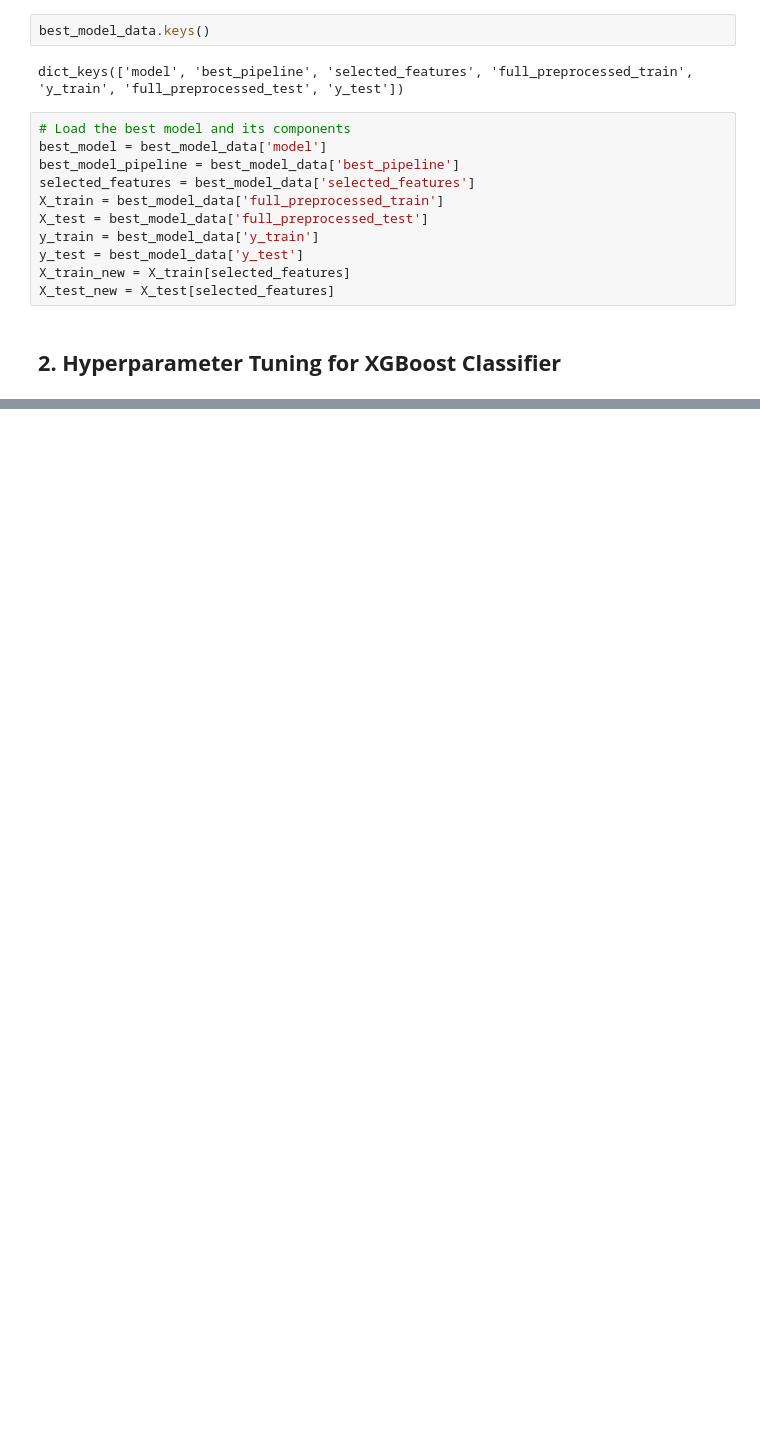
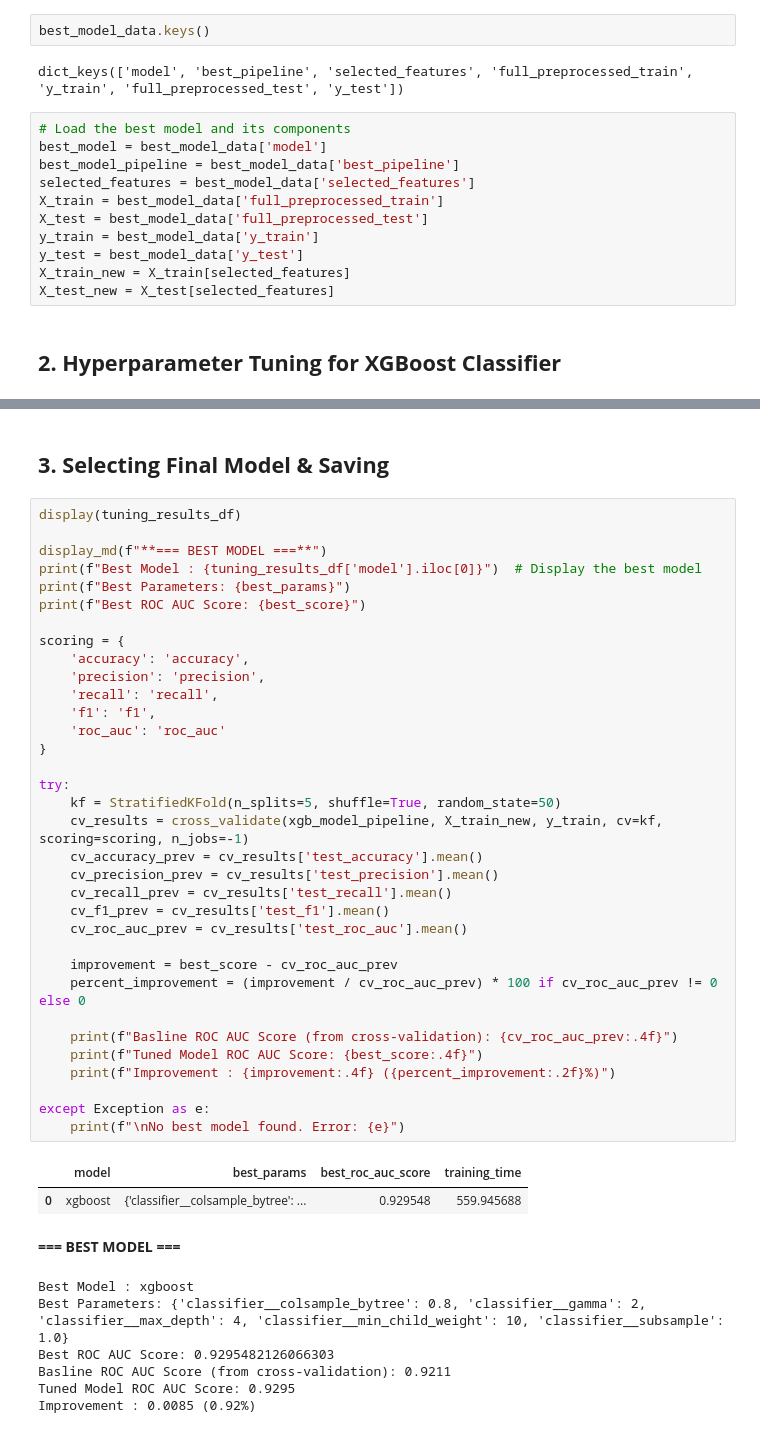
Before and after one commit to annugit1655/Bank-TeleMarketing, a Jupyter notebook: notebooks/07-model-tuning.ipynb, the cells around one changed output, grey strips where cells are left out. Drawn from its saved outputs; the diff is of its cells as text; blank space fills up the shorter version.

```diff
--- a/notebooks/07-model-tuning.ipynb
+++ b/notebooks/07-model-tuning.ipynb
@@ -133,0 +142,46 @@ Training Time: 796.2121765613556 seconds
+# %% [markdown]
+## **3. Selecting Final Model & Saving**
+# %%
+display(tuning_results_df)
+
+display_md(f"**=== BEST MODEL ===**")
+print(f"Best Model : {tuning_results_df['model'].iloc[0]}")  # Display the best model
+print(f"Best Parameters: {best_params}")
+print(f"Best ROC AUC Score: {best_score}")
+
+scoring = {
+    'accuracy': 'accuracy',
+    'precision': 'precision',
+    'recall': 'recall',
+    'f1': 'f1',
+    'roc_auc': 'roc_auc'
+}
+
+try:
+    kf = StratifiedKFold(n_splits=5, shuffle=True, random_state=50)
+    cv_results = cross_validate(xgb_model_pipeline, X_train_new, y_train, cv=kf, scoring=scoring, n_jobs=-1)
+    cv_accuracy_prev = cv_results['test_accuracy'].mean()
+    cv_precision_prev = cv_results['test_precision'].mean()
+    cv_recall_prev = cv_results['test_recall'].mean()
+    cv_f1_prev = cv_results['test_f1'].mean()
+    cv_roc_auc_prev = cv_results['test_roc_auc'].mean()
+
+    improvement = best_score - cv_roc_auc_prev
+    percent_improvement = (improvement / cv_roc_auc_prev) * 100 if cv_roc_auc_prev != 0 else 0
+
+    print(f"Basline ROC AUC Score (from cross-validation): {cv_roc_auc_prev:.4f}")
+    print(f"Tuned Model ROC AUC Score: {best_score:.4f}")
+    print(f"Improvement : {improvement:.4f} ({percent_improvement:.2f}%)")
+
+except Exception as e:
+    print(f"\nNo best model found. Error: {e}")
+# %% [output]
+|  | model | best_params | best_roc_auc_score | training_time |
+| 0 | xgboost | {'classifier__colsample_bytree': ... | 0.929548 | 559.945688 |
+**=== BEST MODEL ===**
+Best Model : xgboost
+Best Parameters: {'classifier__colsample_bytree': 0.8, 'classifier__gamma': 2, 'classifier__max_depth': 4, 'classifier__min_child_weight': 10, 'classifier__subsample': 1.0}
+Best ROC AUC Score: 0.9295482126066303
+Basline ROC AUC Score (from cross-validation): 0.9211
+Tuned Model ROC AUC Score: 0.9295
+Improvement : 0.0085 (0.92%)
```
Also changed, not shown: parts of 9 cells of this notebook.
